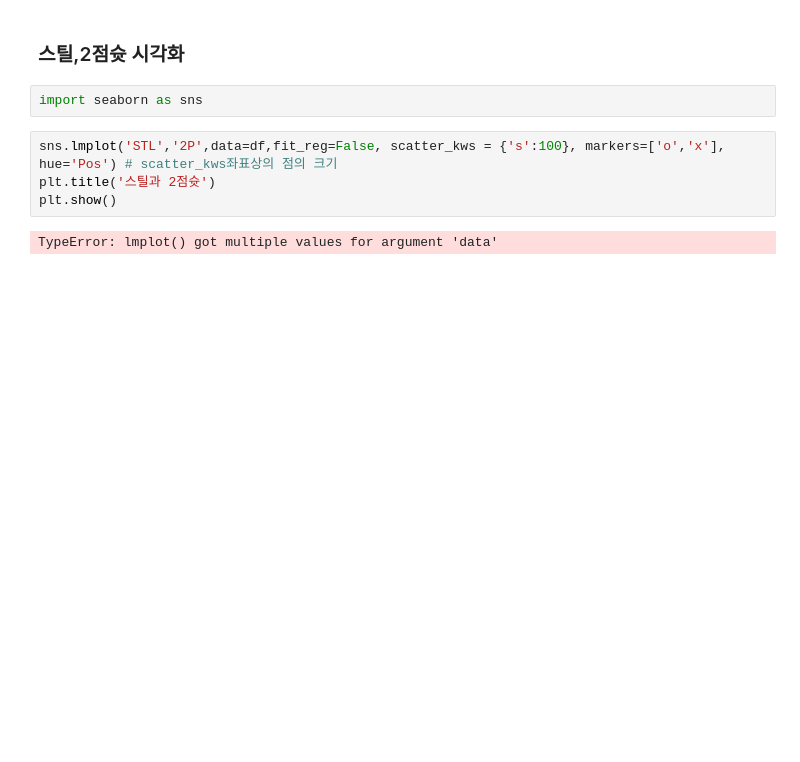
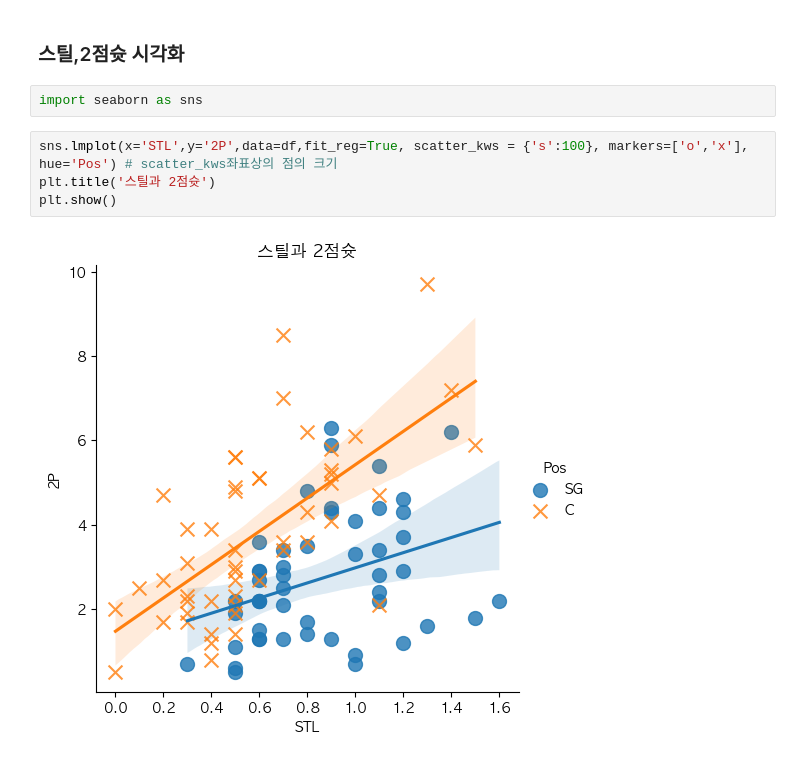
Before and after one commit to LeeHosik/Python-Study, a Jupyter notebook: MachineLearning/Note/11. basketball.ipynb, the cells around one changed output. Saved outputs shown, nothing was run; the diff lists cells and outputs as text; blank space fills up the shorter version.

```diff
--- a/MachineLearning/Note/11. basketball.ipynb
+++ b/MachineLearning/Note/11. basketball.ipynb
@@ -66,8 +66,8 @@ Name: Pos, dtype: int64
 # %%
 import seaborn as sns
 # %%
-sns.lmplot('STL','2P',data=df,fit_reg=False, scatter_kws = {'s':100}, markers=['o','x'], hue='Pos') # scatter_kws좌표상의 점의 크기
+sns.lmplot(x='STL',y='2P',data=df,fit_reg=True, scatter_kws = {'s':100}, markers=['o','x'], hue='Pos') # scatter_kws좌표상의 점의 크기
 plt.title('스틸과 2점슛')
 plt.show()
 # %% [output]
-TypeError: lmplot() got multiple values for argument 'data'
+[figure, added]
```
Also changed, not shown: parts of 13 cells of this notebook, 34 other files.
